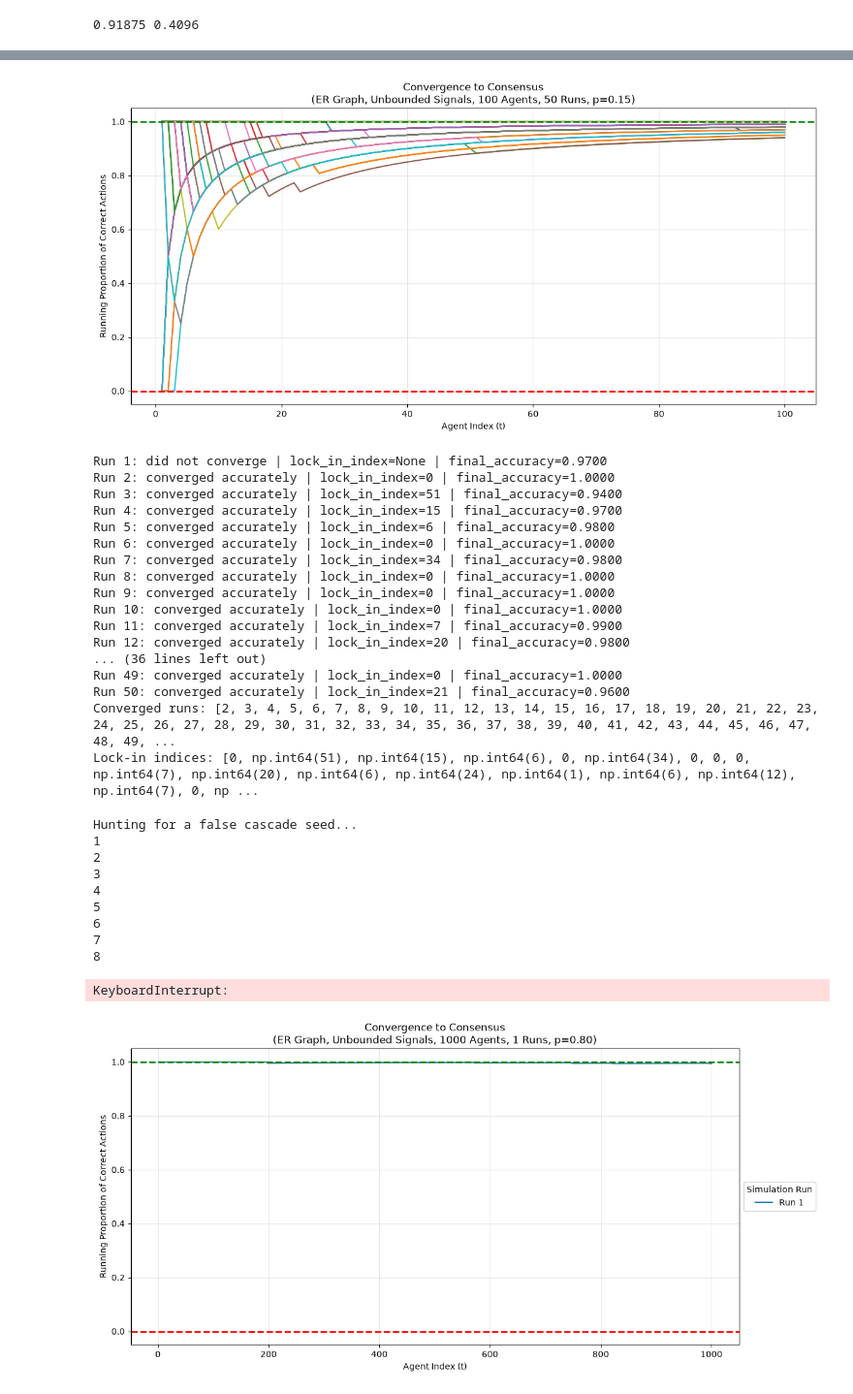
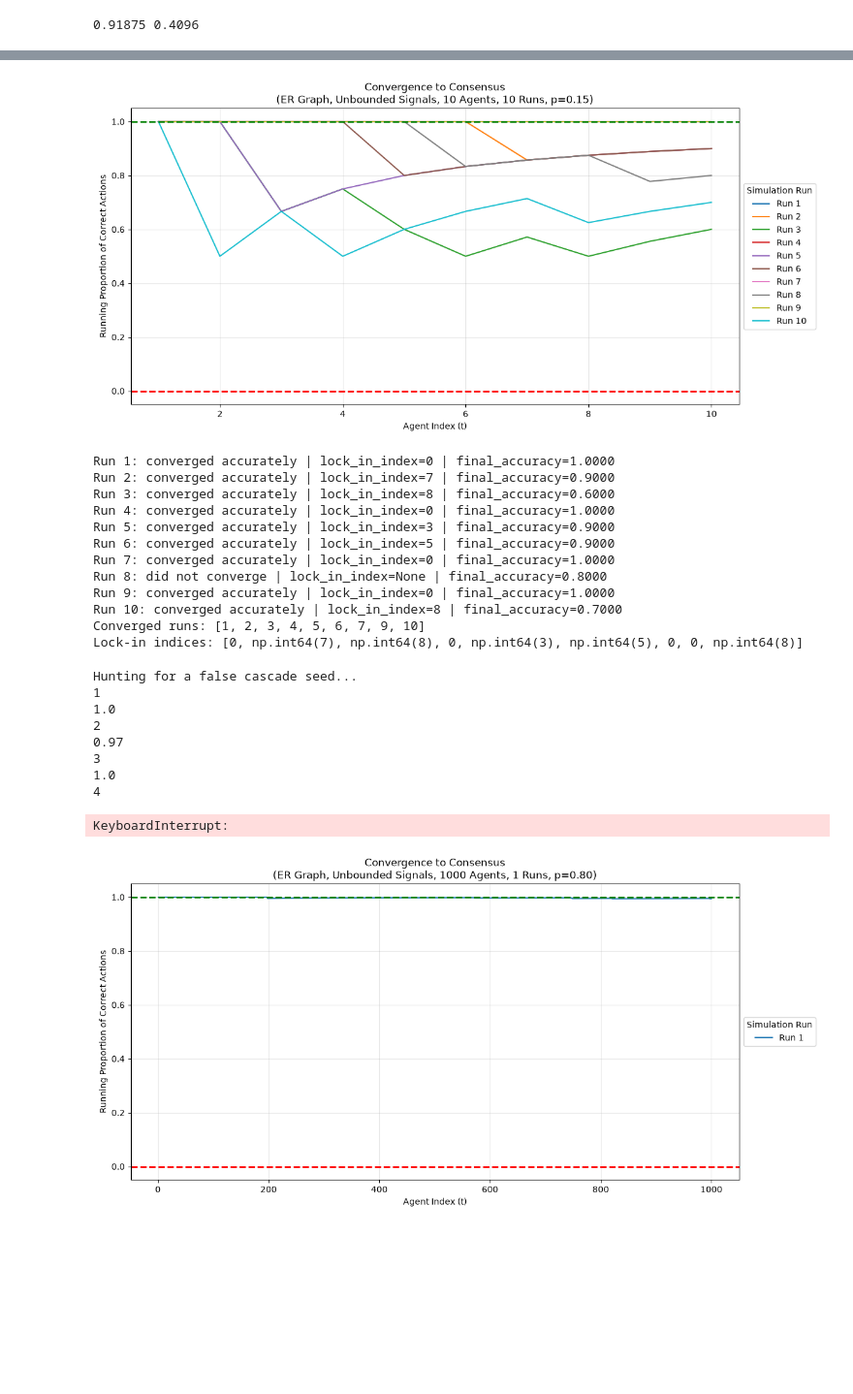
Before and after one commit to ys4ys4/Dynamic-Bayesian-Games-on-Random-Networks, a Jupyter notebook: SLM_testing.ipynb, the cells around one changed output, grey strips where cells are left out. Shown at 97% size. Drawn from its saved outputs; the diff is of its cells as text; code cells hidden in the pictures; blank space fills up the shorter version.

```diff
--- a/SLM_testing.ipynb
+++ b/SLM_testing.ipynb
@@ -109,37 +109,32 @@ Lock-in indices: []
 # %%
 # Theorem 2.
 p_val = 0.15
-result = run_sim('ER', 'unbounded', agents=100, runs=50, seed=123, p=p_val)
+result = run_sim('ER', 'unbounded', agents=10, runs=10, seed=123, p=p_val)
 
 title = f"Convergence to Consensus\n({result.params['graph_type']} Graph, {result.params['signal_type'].title()} Signals, {result.params['agents']} Agents, {result.params['runs']} Runs, p={result.params['p']:.2f})"
 plot_convergence(result, title)
 summarise_convergence_metrics(result)
 # %% [output]
-[figure, old version]
+[figure, new version]
-Run 1: did not converge | lock_in_index=None | final_accuracy=0.9700
-Run 2: converged accurately | lock_in_index=0 | final_accuracy=1.0000
-Run 3: converged accurately | lock_in_index=51 | final_accuracy=0.9400
-Run 4: converged accurately | lock_in_index=15 | final_accuracy=0.9700
-Run 5: converged accurately | lock_in_index=6 | final_accuracy=0.9800
-Run 6: converged accurately | lock_in_index=0 | final_accuracy=1.0000
-Run 7: converged accurately | lock_in_index=34 | final_accuracy=0.9800
-Run 8: converged accurately | lock_in_index=0 | final_accuracy=1.0000
+Run 1: converged accurately | lock_in_index=0 | final_accuracy=1.0000
+Run 2: converged accurately | lock_in_index=7 | final_accuracy=0.9000
+Run 3: converged accurately | lock_in_index=8 | final_accuracy=0.6000
+Run 4: converged accurately | lock_in_index=0 | final_accuracy=1.0000
+Run 5: converged accurately | lock_in_index=3 | final_accuracy=0.9000
+Run 6: converged accurately | lock_in_index=5 | final_accuracy=0.9000
+Run 7: converged accurately | lock_in_index=0 | final_accuracy=1.0000
+Run 8: did not converge | lock_in_index=None | final_accuracy=0.8000
 Run 9: converged accurately | lock_in_index=0 | final_accuracy=1.0000
-Run 10: converged accurately | lock_in_index=0 | final_accuracy=1.0000
-Run 11: converged accurately | lock_in_index=7 | final_accuracy=0.9900
-Run 12: converged accurately | lock_in_index=20 | final_accuracy=0.9800
-... (36 lines left out)
-Run 49: converged accurately | lock_in_index=0 | final_accuracy=1.0000
-Run 50: converged accurately | lock_in_index=21 | final_accuracy=0.9600
-Converged runs: [2, 3, 4, 5, 6, 7, 8, 9, 10, 11, 12, 13, 14, 15, 16, 17, 18, 19, 20, 21, 22, 23, 24, 25, 26, 27, 28, 29, 30, 31, 32, 33, 34, 35, 36, 37, 38, 39, 40, 41, 42, 43, 44, 45, 46, 47, 48, 49, ...
-Lock-in indices: [0, np.int64(51), np.int64(15), np.int64(6), 0, np.int64(34), 0, 0, 0, np.int64(7), np.int64(20), np.int64(6), np.int64(24), np.int64(1), np.int64(6), np.int64(12), np.int64(7), 0, np ...
+Run 10: converged accurately | lock_in_index=8 | final_accuracy=0.7000
+Converged runs: [1, 2, 3, 4, 5, 6, 7, 9, 10]
+Lock-in indices: [0, np.int64(7), np.int64(8), 0, np.int64(3), np.int64(5), 0, 0, np.int64(8)]
 # %%
 from simulations import run_sim
 
 print("Hunting for a false cascade seed...")
 
 p_val = 0.8
-agents_to_test = 1000
+agents_to_test = 100
 
 for test_seed in range(1, 10000):
     # Run a single simulation per seed
@@ -148,6 +143,7 @@ for test_seed in range(1, 10000):
 
     # Extract the metrics for this single run
     converged, success, lock_time, final_accuracy = result.convergence_metrics[0]
+    print(final_accuracy)
 
     # If the network locked in, but guessed WRONG
     if converged is True and success is False:
@@ -158,13 +154,12 @@ for test_seed in range(1, 10000):
 # %% [output]
 Hunting for a false cascade seed...
 1
+1.0
 2
+0.97
 3
+1.0
 4
-5
-6
-7
-8
 KeyboardInterrupt:
 # %%
 # Theorem 2 - issue.
```
Also changed, not shown: 1 other file.
